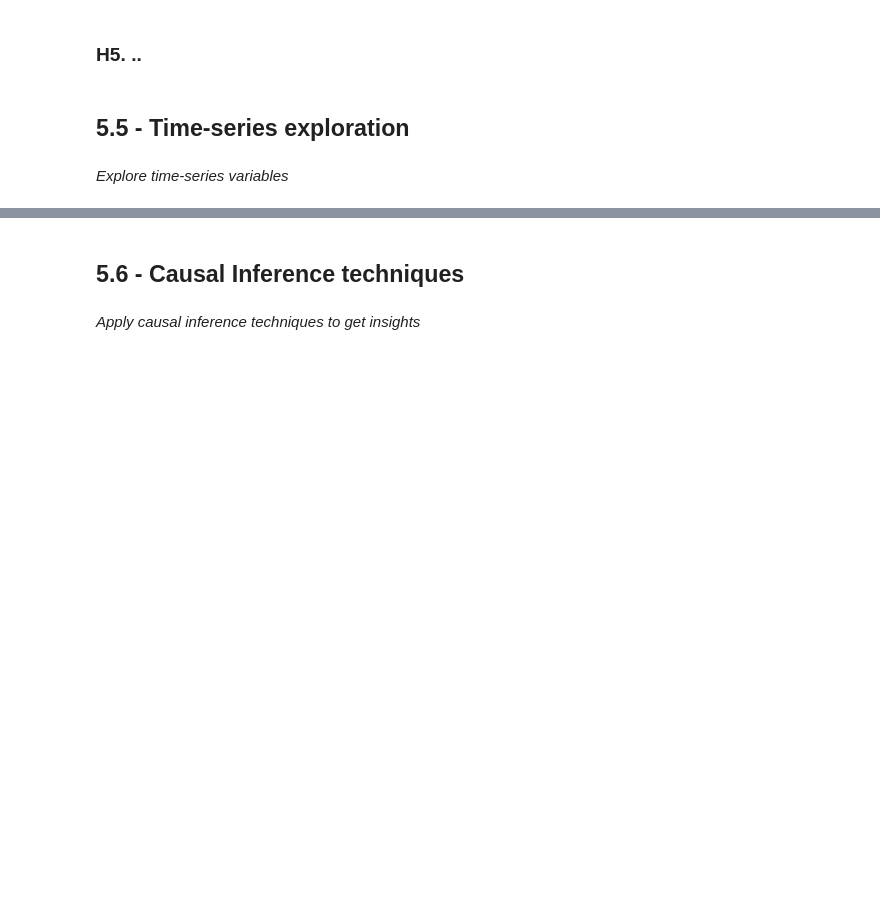
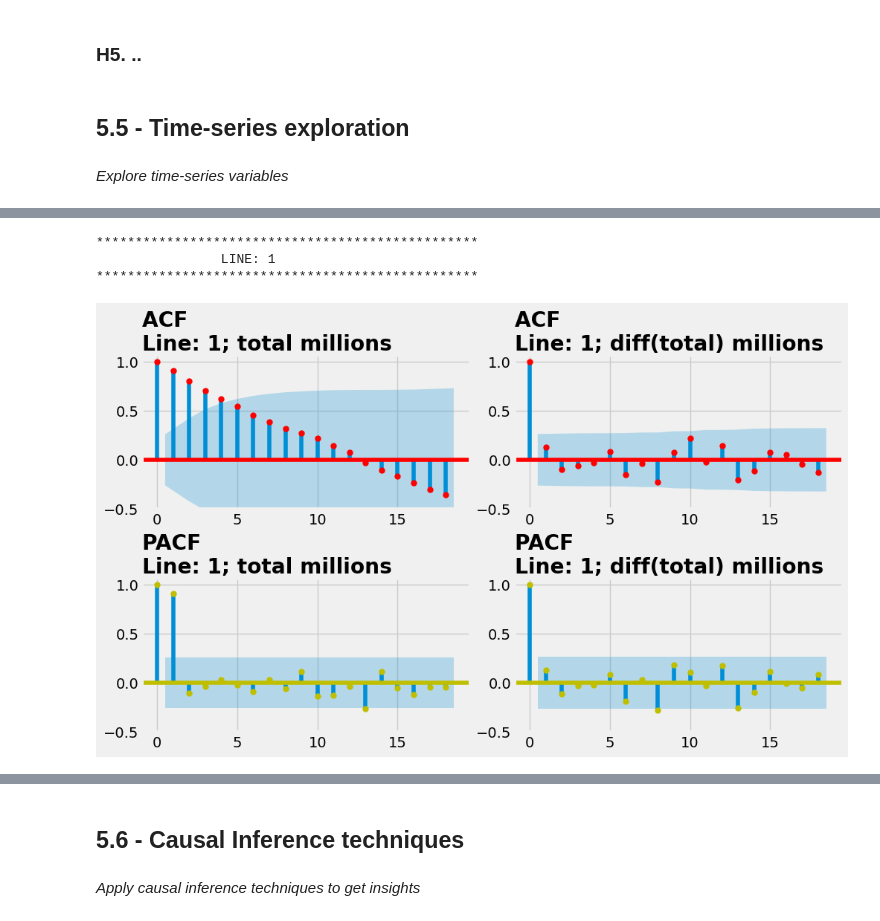
Before and after one commit to OmdenaAI/sao-paulo-chapter-passenger-demand, a Jupyter notebook: src/tasks/task_3_model_training_validation/ds_gustavo_cunha/0.0_gustavo-cunha_first_iteration.ipynb, the cells around one changed output, grey strips where cells are left out. Cells and saved outputs as stored; diff of their text form; code cells hidden in the pictures; blank space fills up the shorter version.

```diff
--- a/src/tasks/task_3_model_training_validation/ds_gustavo_cunha/0.0_gustavo-cunha_first_iteration.ipynb
+++ b/src/tasks/task_3_model_training_validation/ds_gustavo_cunha/0.0_gustavo-cunha_first_iteration.ipynb
@@ -740,0 +846,50 @@ plt.yticks( rotation = 0 );
+# %%
+# get available lines
+lines = df_target_explore["line"].unique().tolist()
+lines.sort()
+
+# iterate over available lines
+for line in lines:
+
+    # filter to only a single line
+    df_line = df_target_explore[df_target_explore["line"] == line]
+
+    # create a new dataframe with year_month as index,
+    # dropping year_month from column
+    # and filling any missing data with linear interpolation
+    df_line = df_line.set_index("year_month", drop=True).interpolate(method="linear")
+
+    # print separator
+    print(
+        f"\n{'*'*49}\n"
+        f"\t\tLINE: {line}"
+        f"\n{'*'*49}"
+        )
+
+    # define plot
+    f, axs = plt.subplots(nrows=2, ncols=2, figsize=(10, 6), constrained_layout=True)
+
+    # plot acf and padf
+    plot_acf(df_line["total_millions"], c="r", zero=True,
+             ax=axs[0, 0], title=f"ACF \nLine: {line}; total millions")
+    plot_pacf(df_line["total_millions"], c="y", zero=True,
+              ax=axs[1, 0], title=f"PACF \nLine: {line}; total millions")
+    plot_acf(df_line["total_millions_diff"].dropna(), c="r", zero=True,
+             ax=axs[0, 1], title=f"ACF \nLine: {line}; diff(total) millions")
+    plot_pacf(df_line["total_millions_diff"].dropna(), c="y", zero=True,
+              ax=axs[1, 1], title=f"PACF \nLine: {line}; diff(total) millions")
+    # plot details
+    axs[0, 0].set_ylim(-0.5, 1.05)
+    axs[1, 0].set_ylim(-0.5, 1.05)
+    axs[0, 1].set_ylim(-0.5, 1.05)
+    axs[1, 1].set_ylim(-0.5, 1.05)
+
+    # display chart
+    plt.show()
+
+    break
+# %% [output]
+*************************************************
+                LINE: 1
+*************************************************
+[figure, added]
```
Also changed, not shown: parts of 6 cells of this notebook.
